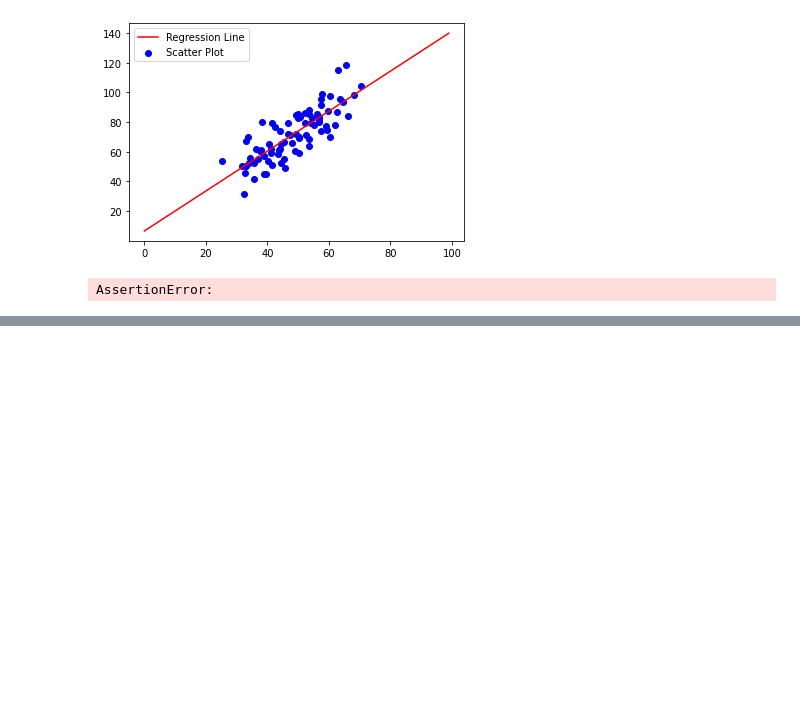
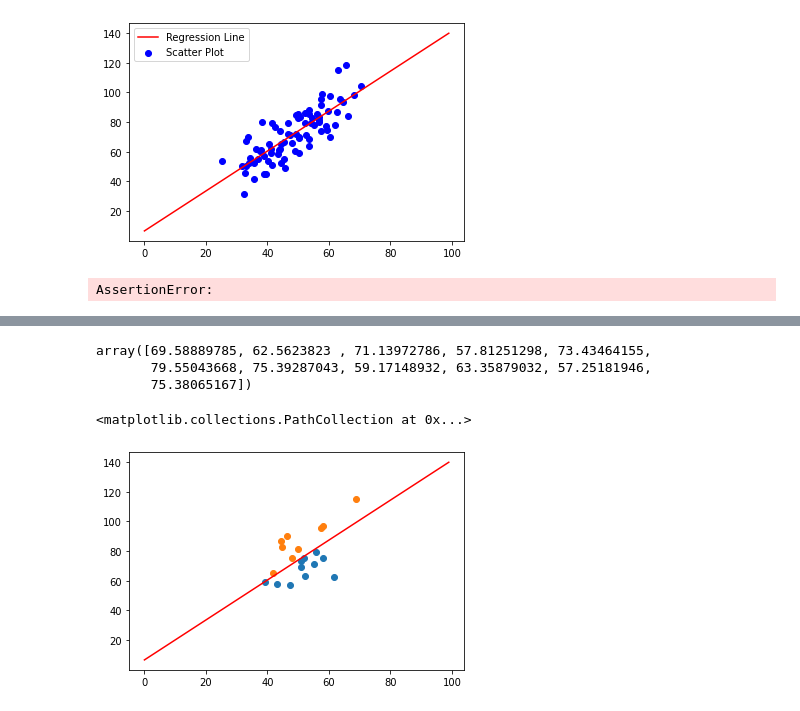
Before and after one commit to p-sachin/strive-ai-main, a Jupyter notebook: Chapter 2/01. Intro to ML/Part 2/ml2.ipynb, the cells around one changed output, grey strips where cells are left out. Cells and saved outputs as stored; diff of their text form; code cells hidden in the pictures; blank space fills up the shorter version.

```diff
--- a/Chapter 2/01. Intro to ML/Part 2/ml2.ipynb
+++ b/Chapter 2/01. Intro to ML/Part 2/ml2.ipynb
@@ -133,8 +149,14 @@ raise NotImplementedError()
 class_0 = []
 class_1 = []
 
+x_test_len = x_test.shape[0]
+
 # YOUR CODE HERE
-raise NotImplementedError()
+for i in range(x_test_len):
+    if y_test.values[i] < (a + x_test.values[i] * b):
+        class_0.append((x_test.values[i],  y_test.values[i]))
+    else:
+        class_1.append((x_test.values[i], y_test.values[i]))
 
 class_0 = np.array(class_0)
 class_1 = np.array(class_1)
@@ -143,3 +182,9 @@ print(class_1.shape)
+# %%
+class_0[:,1]
+# %% [output]
+array([69.58889785, 62.5623823 , 71.13972786, 57.81251298, 73.43464155,
+       79.55043668, 75.39287043, 59.17148932, 63.35879032, 57.25181946,
+       75.38065167])
 # %%
 assert 9 < class_0.shape[0] < 13
 assert 7 < class_1.shape[0] < 11
@@ -148,0 +191,10 @@ raise NotImplementedError()
+# %%
+# YOUR CODE HERE
+# raise NotImplementedError()
+plt.plot(x,line, color="red", label="Regression Line")
+plt.scatter(class_0[:,0],class_0[:,1]) # Class 0
+plt.scatter(class_1[:,0],class_1[:,1]) # Class 1
+# We can see that the class 0 and the class 1 are splitted with the regression line y = a + bx + e
+# %% [output]
+<matplotlib.collections.PathCollection at 0x...>
+[figure, added]
```
Also changed, not shown: parts of 6 cells of this notebook.
